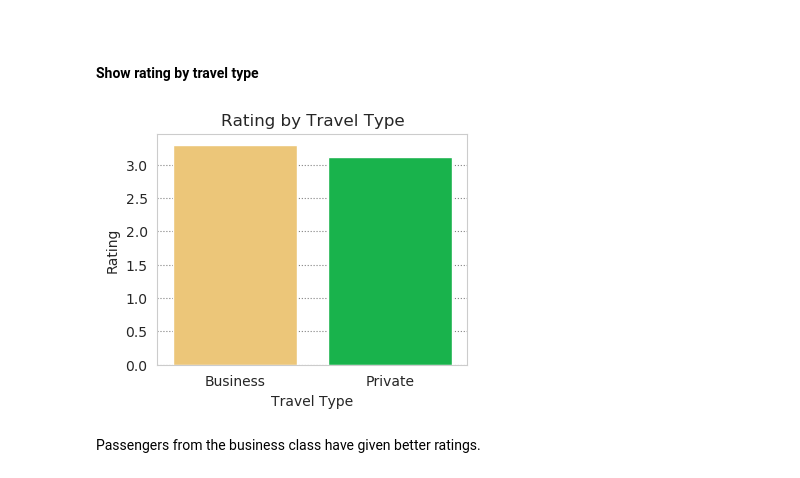
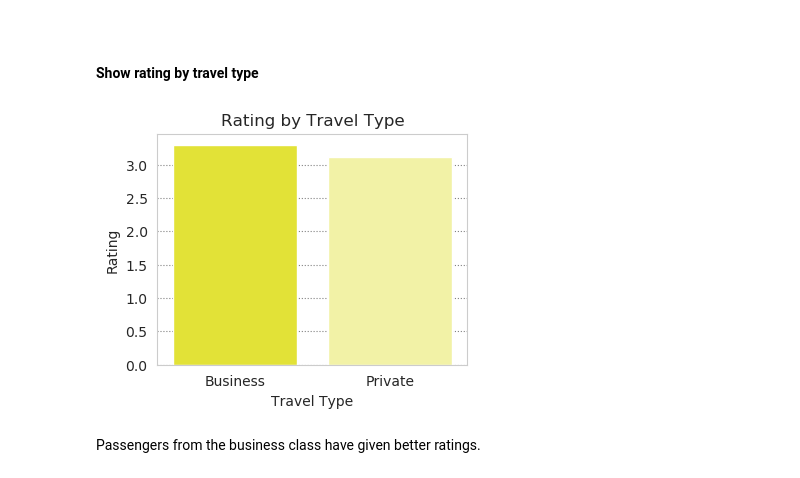
Before and after one commit to lukwies/Airline-Passenger-Satisfaction, a Jupyter notebook: notebooks/exploring.ipynb, the cells around one changed output. Saved outputs shown, nothing was run; the diff lists cells and outputs as text; code cells hidden in the pictures.

Commit message:
Just another plotting function

```diff
--- a/notebooks/exploring.ipynb
+++ b/notebooks/exploring.ipynb
@@ -23,7 +23,7 @@ pd.options.display.max_columns = None
 # %% [markdown]
 #### Load config
 # %%
-with open('../params.yaml') as file:
+with open('../params.yaml', 'r') as file:
     config = yaml.safe_load(file)
 # %% [markdown]
 #### Read cleaned dataset
@@ -283,12 +283,12 @@ On long flights (>= 3000km) passenger seem to be more satisfied with our service
 # %%
 grp = data.pivot_table(index='type_of_travel', values='rating_avg').reset_index()
 fig,ax = plt.subplots(figsize=(4,3))
-sx = sns.barplot(x=grp['type_of_travel'], y=grp['rating_avg'], palette=['#ffcc66', '#00cc44'], ax=ax)
+sx = sns.barplot(x=grp['type_of_travel'], y=grp['rating_avg'], palette=['#ffff1a', '#ffff99'], ax=ax)
 sx.set(title='Rating by Travel Type', ylabel='Rating', xlabel='Travel Type')
 plt.savefig('../plots/rating_by_travel_type.png', dpi=300)
 plt.show()
 # %% [output]
-[figure, old version]
+[figure, new version]
 # %% [markdown]
 Passengers from the business class have given better ratings.
 # %% [markdown]
```
Also changed, not shown: parts of 2 cells of this notebook.
